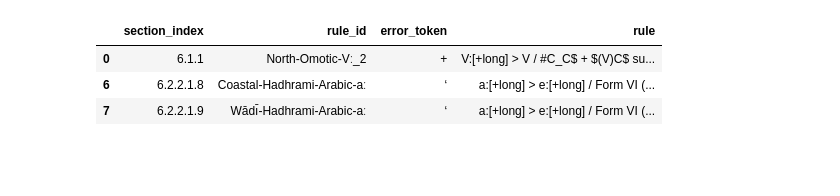
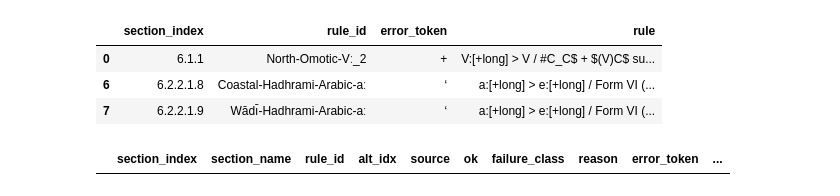
Before and after one commit to Pappa/conlanger, a Jupyter notebook: notebooks/06_01_analyse_index_errors.ipynb, the cells around one changed output. Drawn from its saved outputs; the diff is of its cells as text; code cells hidden in the pictures; blank space fills up the shorter version.

```diff
--- a/notebooks/06_01_analyse_index_errors.ipynb
+++ b/notebooks/06_01_analyse_index_errors.ipynb
@@ -64,3 +67,7 @@ character_errors.to_csv("../.scratch/cleaned-rule-index/inventory/character_erro
 | 0 | 6.1.1 | North-Omotic-Vː_2 | + | V:[+long] > V / #C_C$ + $(V)C$ su... |
 | 6 | 6.2.2.1.8 | Coastal-Hadhrami-Arabic-aː | ‘ | a:[+long] > e:[+long] / Form VI (... |
 | 7 | 6.2.2.1.9 | Wādı̄-Hadhrami-Arabic-aː | ‘ | a:[+long] > e:[+long] / Form VI (... |
+# %%
+expected_underscores
+# %% [output]
+|  | section_index | section_name | rule_id | alt_idx | source | ok | failure_class | reason | error_token | ... |
```
Also changed, not shown: parts of 2 cells of this notebook, 11 other files.
